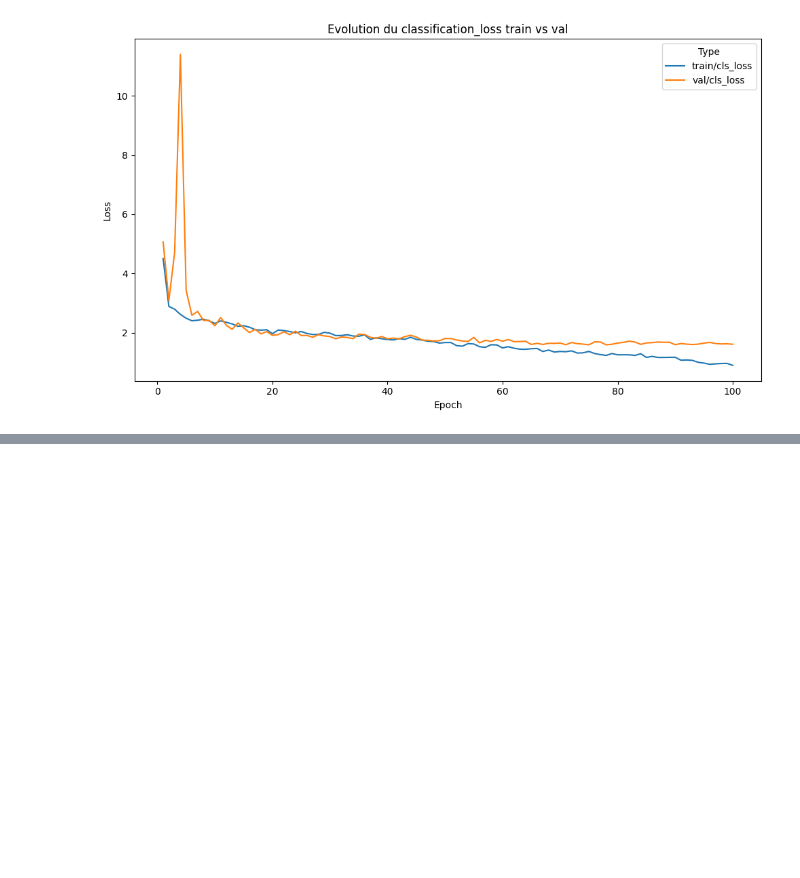
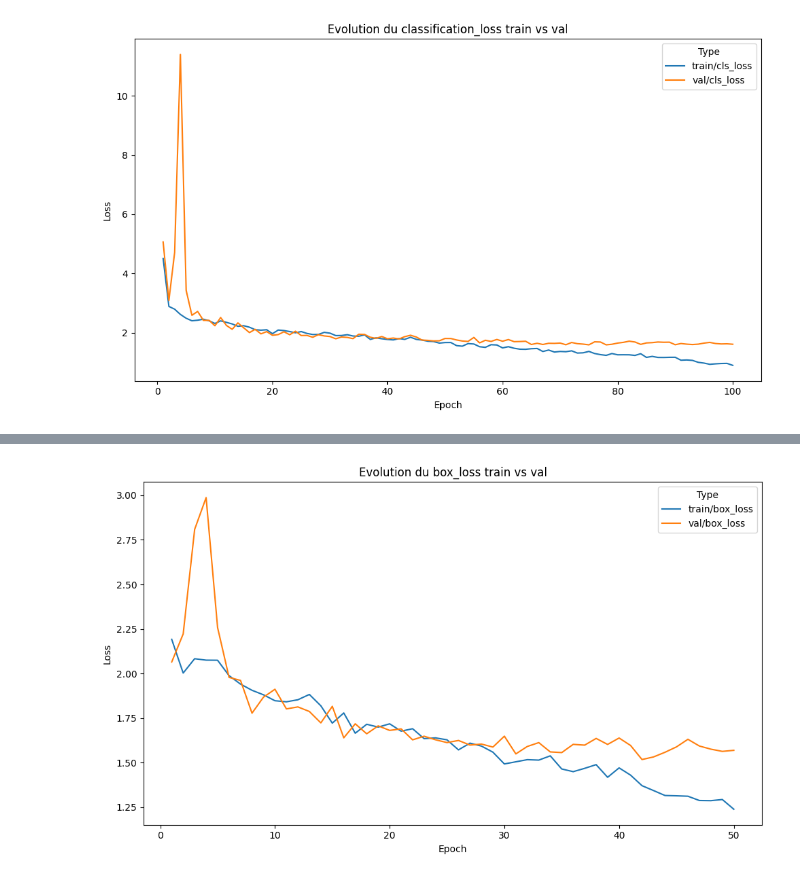
Before and after one commit to GaetanCSimplon/wildfire_detection, a Jupyter notebook: prepare_data/notebooks/yolo_get.ipynb, the cells around one changed output, grey strips where cells are left out. Saved outputs shown, nothing was run; the diff lists cells and outputs as text; code cells hidden in the pictures; blank space fills up the shorter version.

```diff
--- a/prepare_data/notebooks/yolo_get.ipynb
+++ b/prepare_data/notebooks/yolo_get.ipynb
@@ -193,0 +264,6 @@ plt.show()
+# %%
+df_results6 = pd.read_csv('/home/gaetansimplon/wildfire_detection/runs6/detect/train/results.csv')
+
+metrics_run6 = df_results6[['metrics/precision(B)', 'metrics/recall(B)', 'metrics/mAP50(B)']]
+
+display("Métriques run 5 : ",metrics_run6.describe())
@@ -193,0 +281,18 @@ plt.show()
+# %%
+df_box_loss = df_results6[['epoch', 'train/box_loss', 'val/box_loss']]
+losses_melt = df_box_loss.melt(id_vars="epoch",
+                          value_vars=["train/box_loss", "val/box_loss"],
+                          var_name="Type", value_name="Loss")
+
+plt.figure(figsize=(10,6))
+sns.lineplot(data=losses_melt,
+             x='epoch',
+             y='Loss',
+             hue='Type')
+plt.title('Evolution du box_loss train vs val')
+plt.xlabel('Epoch')
+plt.ylabel('Loss')
+plt.tight_layout()
+plt.show()
+# %% [output]
+[figure, added]
```
Also changed, not shown: parts of 9 cells of this notebook, 1 other file.
